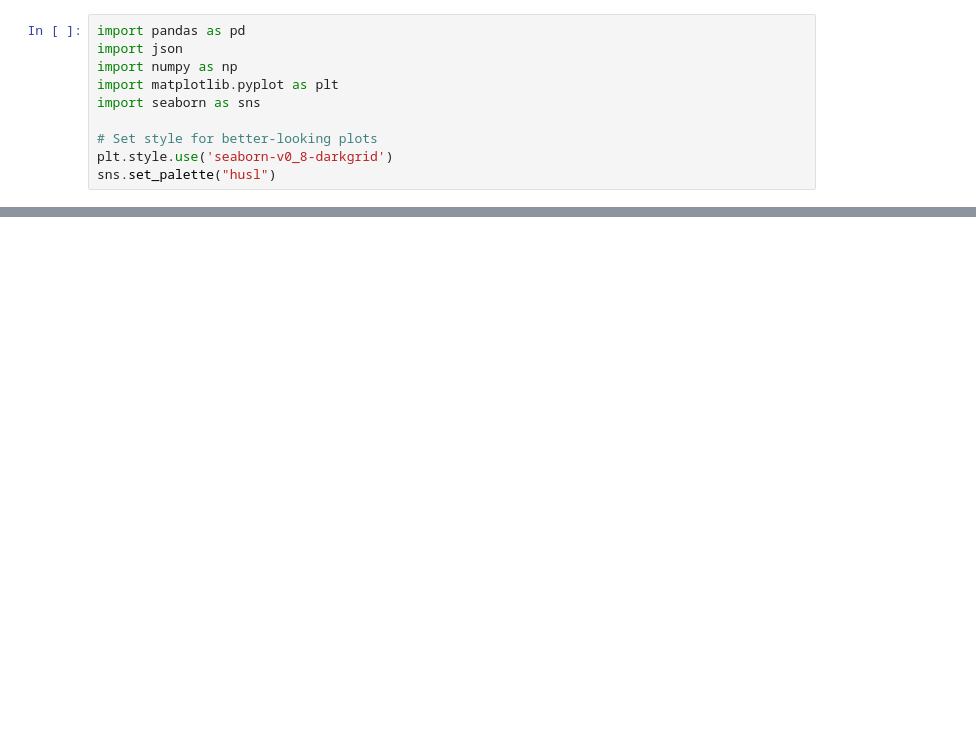
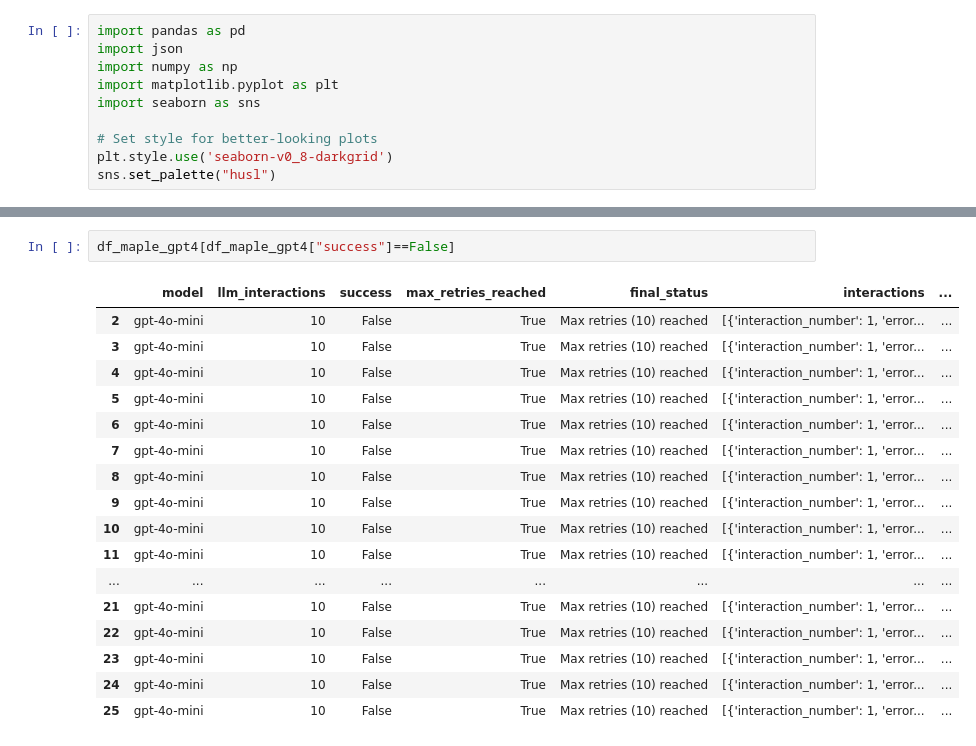
Before and after one commit to alschena/eiffel-tools, a Jupyter notebook: draft-paper/experiments/maple/maple.ipynb, the cells around one changed output, grey strips where cells are left out. Drawn from its saved outputs; the diff is of its cells as text; blank space fills up the shorter version.

```diff
--- a/draft-paper/experiments/maple/maple.ipynb
+++ b/draft-paper/experiments/maple/maple.ipynb
@@ -55,3 +86,23 @@ Maple Sonnet shape: (26, 10)
+# %%
+df_maple_gpt4[df_maple_gpt4["success"]==False]
+# %% [output]
+|  | model | llm_interactions | success | max_retries_reached | final_status | interactions | ... |
+| 2 | gpt-4o-mini | 10 | False | True | Max retries (10) reached | [{'interaction_number': 1, 'error... | ... |
+| 3 | gpt-4o-mini | 10 | False | True | Max retries (10) reached | [{'interaction_number': 1, 'error... | ... |
+| 4 | gpt-4o-mini | 10 | False | True | Max retries (10) reached | [{'interaction_number': 1, 'error... | ... |
+| 5 | gpt-4o-mini | 10 | False | True | Max retries (10) reached | [{'interaction_number': 1, 'error... | ... |
+| 6 | gpt-4o-mini | 10 | False | True | Max retries (10) reached | [{'interaction_number': 1, 'error... | ... |
+| 7 | gpt-4o-mini | 10 | False | True | Max retries (10) reached | [{'interaction_number': 1, 'error... | ... |
+| 8 | gpt-4o-mini | 10 | False | True | Max retries (10) reached | [{'interaction_number': 1, 'error... | ... |
+| 9 | gpt-4o-mini | 10 | False | True | Max retries (10) reached | [{'interaction_number': 1, 'error... | ... |
+| 10 | gpt-4o-mini | 10 | False | True | Max retries (10) reached | [{'interaction_number': 1, 'error... | ... |
+| 11 | gpt-4o-mini | 10 | False | True | Max retries (10) reached | [{'interaction_number': 1, 'error... | ... |
+| ... | ... | ... | ... | ... | ... | ... | ... |
+| 21 | gpt-4o-mini | 10 | False | True | Max retries (10) reached | [{'interaction_number': 1, 'error... | ... |
+| 22 | gpt-4o-mini | 10 | False | True | Max retries (10) reached | [{'interaction_number': 1, 'error... | ... |
+| 23 | gpt-4o-mini | 10 | False | True | Max retries (10) reached | [{'interaction_number': 1, 'error... | ... |
+| 24 | gpt-4o-mini | 10 | False | True | Max retries (10) reached | [{'interaction_number': 1, 'error... | ... |
+| 25 | gpt-4o-mini | 10 | False | True | Max retries (10) reached | [{'interaction_number': 1, 'error... | ... |
 # %%
 # Join within each dataset, then union the results
 # JML dataset: Join GPT-4 and Sonnet
```
Also changed, not shown: parts of 15 cells of this notebook, 8 other files.
